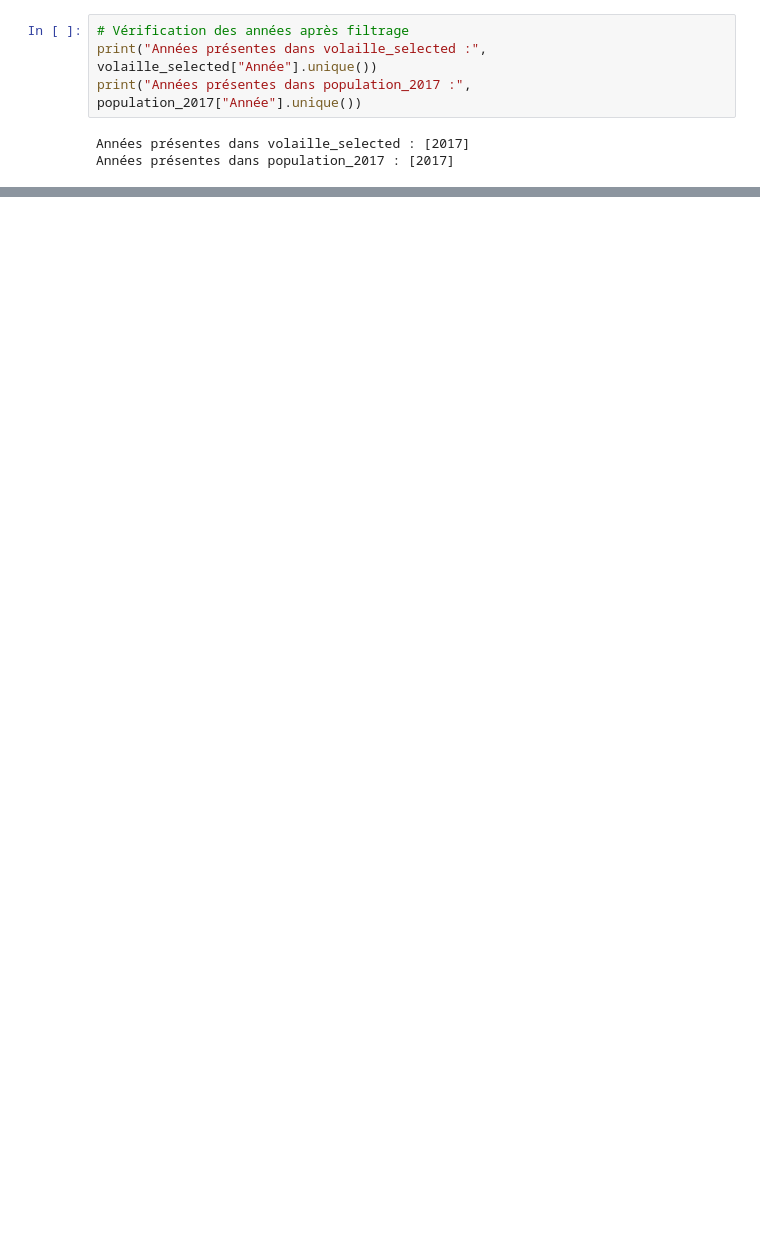
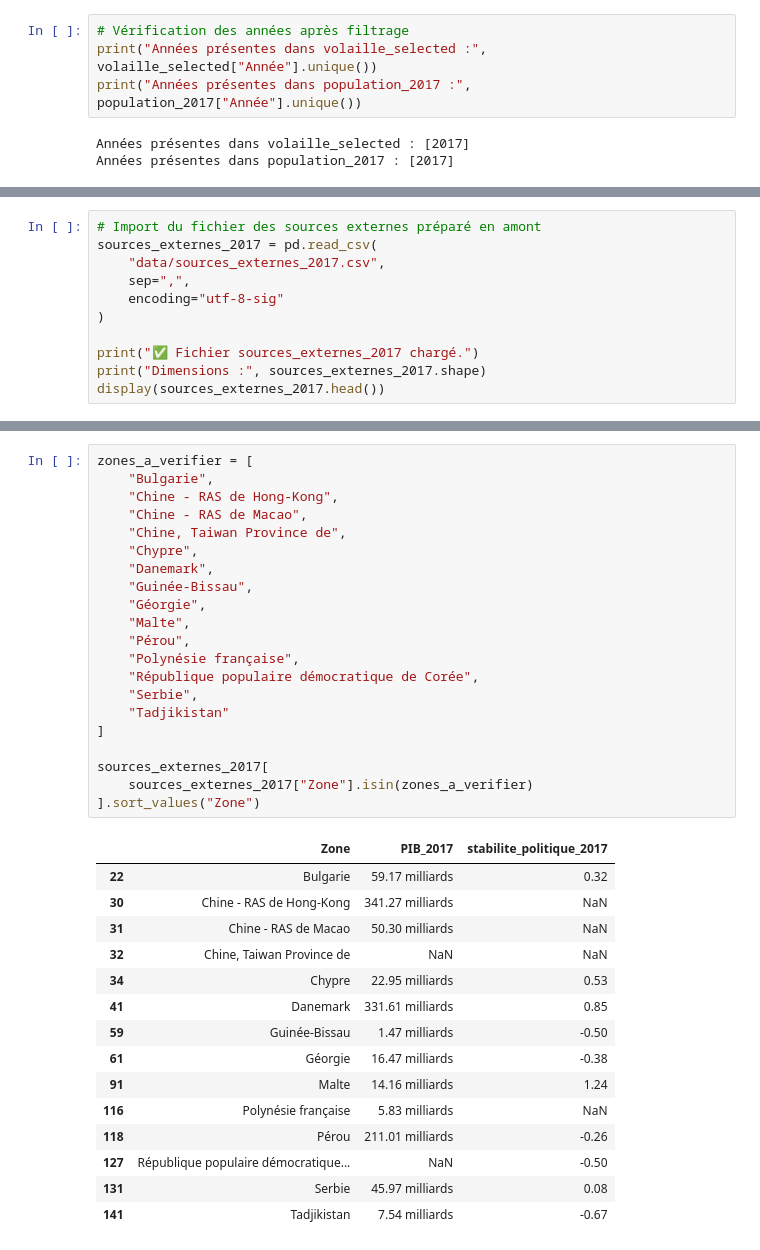
Before and after one commit to Stephane-OC/la-poule-qui-chante-market-study, a Jupyter notebook: preparation_nettoyage_EDA.ipynb, the cells around one changed output, grey strips where cells are left out. Saved outputs shown, nothing was run; the diff lists cells and outputs as text; blank space fills up the shorter version.

```diff
--- a/preparation_nettoyage_EDA.ipynb
+++ b/preparation_nettoyage_EDA.ipynb
@@ -2280,0 +3443,11 @@ Nombre de pays complets sur les 8 indicateurs : 135
+# %%
+# Import du fichier des sources externes préparé en amont
+sources_externes_2017 = pd.read_csv(
+    "data/sources_externes_2017.csv",
+    sep=",",
+    encoding="utf-8-sig"
+)
+
+print("✅ Fichier sources_externes_2017 chargé.")
+print("Dimensions :", sources_externes_2017.shape)
+display(sources_externes_2017.head())
@@ -2280,0 +3726,37 @@ Nombre de pays complets sur les 8 indicateurs : 135
+# %%
+zones_a_verifier = [
+    "Bulgarie",
+    "Chine - RAS de Hong-Kong",
+    "Chine - RAS de Macao",
+    "Chine, Taiwan Province de",
+    "Chypre",
+    "Danemark",
+    "Guinée-Bissau",
+    "Géorgie",
+    "Malte",
+    "Pérou",
+    "Polynésie française",
+    "République populaire démocratique de Corée",
+    "Serbie",
+    "Tadjikistan"
+]
+
+sources_externes_2017[
+    sources_externes_2017["Zone"].isin(zones_a_verifier)
+].sort_values("Zone")
+# %% [output]
+|  | Zone | PIB_2017 | stabilite_politique_2017 |
+| 22 | Bulgarie | 59.17 milliards | 0.32 |
+| 30 | Chine - RAS de Hong-Kong | 341.27 milliards | NaN |
+| 31 | Chine - RAS de Macao | 50.30 milliards | NaN |
+| 32 | Chine, Taiwan Province de | NaN | NaN |
+| 34 | Chypre | 22.95 milliards | 0.53 |
+| 41 | Danemark | 331.61 milliards | 0.85 |
+| 59 | Guinée-Bissau | 1.47 milliards | -0.50 |
+| 61 | Géorgie | 16.47 milliards | -0.38 |
+| 91 | Malte | 14.16 milliards | 1.24 |
+| 116 | Polynésie française | 5.83 milliards | NaN |
+| 118 | Pérou | 211.01 milliards | -0.26 |
+| 127 | République populaire démocratique... | NaN | -0.50 |
+| 131 | Serbie | 45.97 milliards | 0.08 |
+| 141 | Tadjikistan | 7.54 milliards | -0.67 |
```
Also changed, not shown: parts of 118 cells of this notebook, 2 other files.
